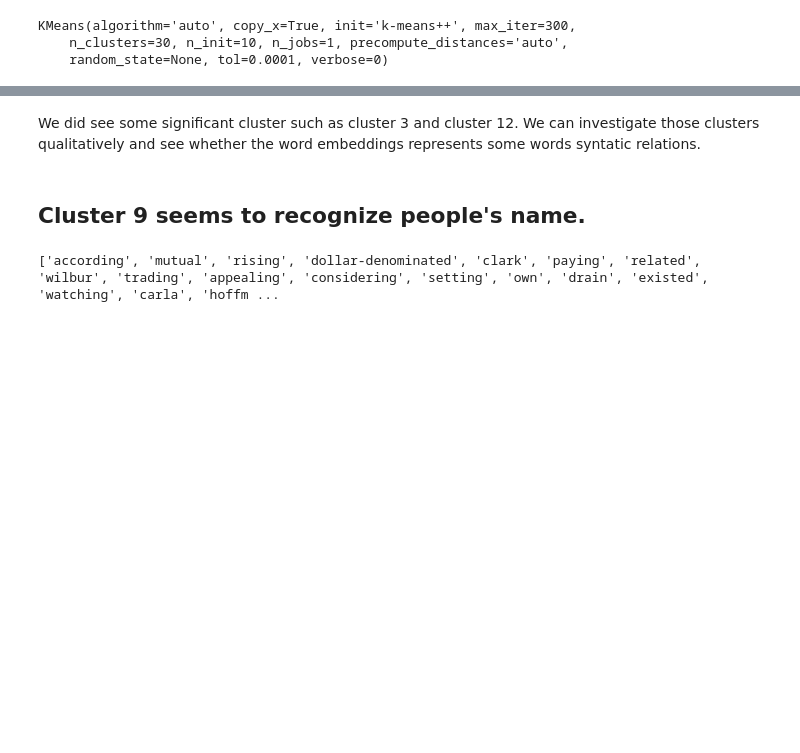
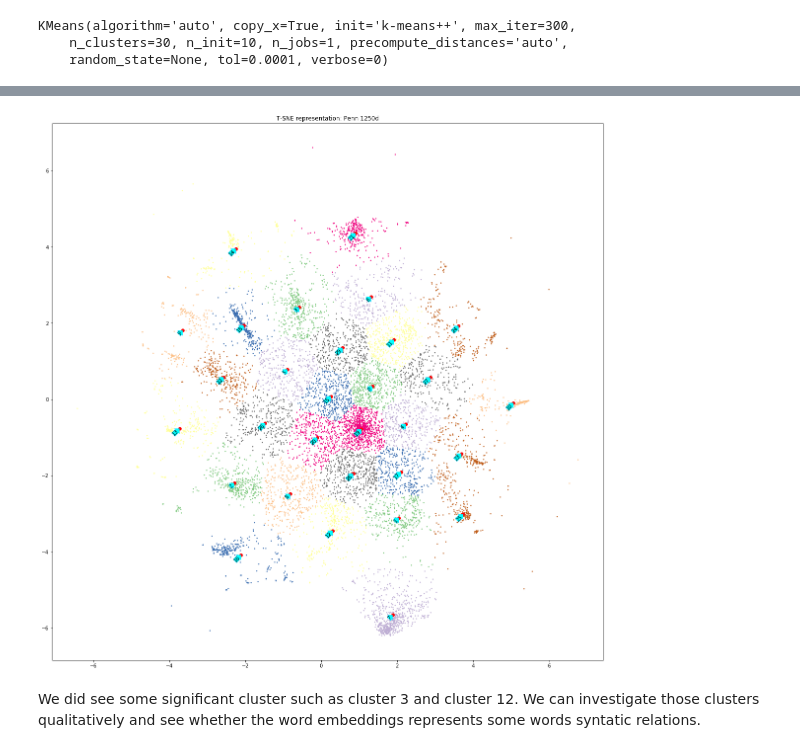
Before and after one commit to ZhuoruLin/DSGA1008_A2, a Jupyter notebook: codes/p6_exploration.ipynb, the cells around one changed output, grey strips where cells are left out. Saved outputs shown, nothing was run; the diff lists cells and outputs as text; code cells hidden in the pictures; blank space fills up the shorter version.

```diff
--- a/codes/p6_exploration.ipynb
+++ b/codes/p6_exploration.ipynb
@@ -281,2 +295,6 @@ plt.show()
+# %%
+clusterPlot2D(representations2D_penn,kmeans_penn,savepath='tsne_penn.png',title='T-SNE representation: Penn 1250d')
+# %% [output]
+[figure, added]
 # %% [markdown]
 We did see some significant cluster such as cluster 3 and cluster 12. We can investigate those clusters qualitatively and see whether the word embeddings represents some words syntatic relations.
@@ -290,6 +300,0 @@ cluster3_center = cluster_centers[3]
-# %% [markdown]
-## Cluster 9 seems to recognize people's name.
-# %%
-print([corpus.dictionary.idx2word[idx] for idx in cluster3_idx])
-# %% [output]
-['according', 'mutual', 'rising', 'dollar-denominated', 'clark', 'paying', 'related', 'wilbur', 'trading', 'appealing', 'considering', 'setting', 'own', 'drain', 'existed', 'watching', 'carla', 'hoffm ...
```
Also changed, not shown: parts of 35 cells of this notebook, 6 other files.
